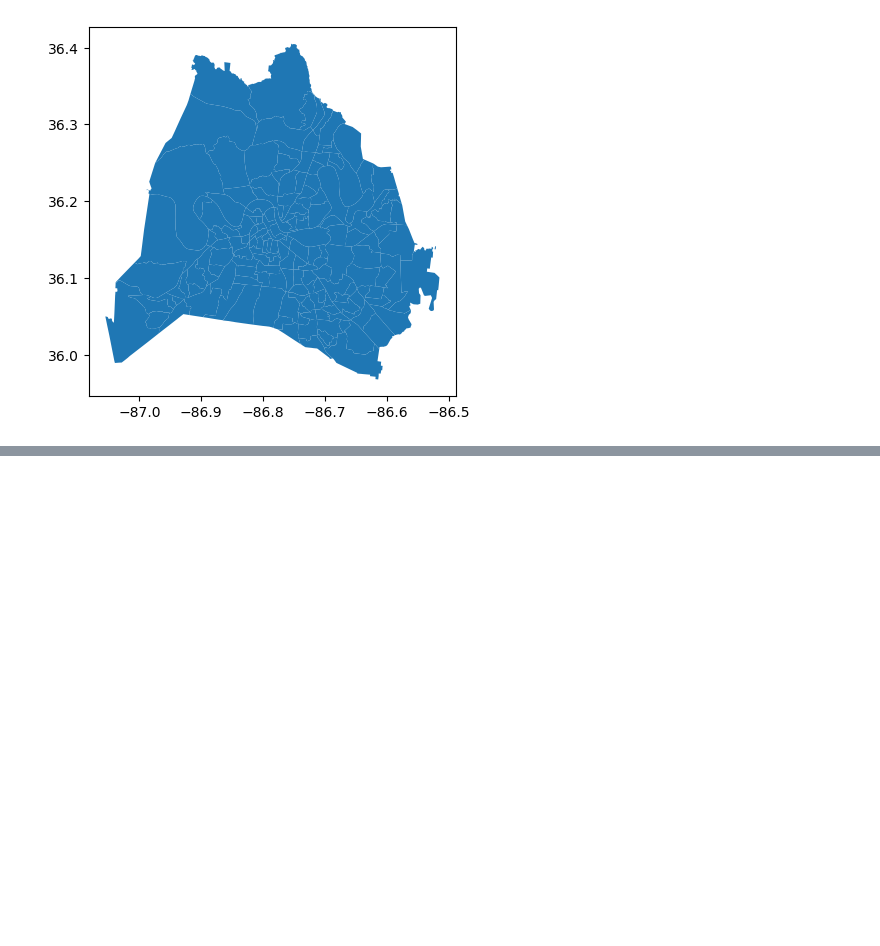
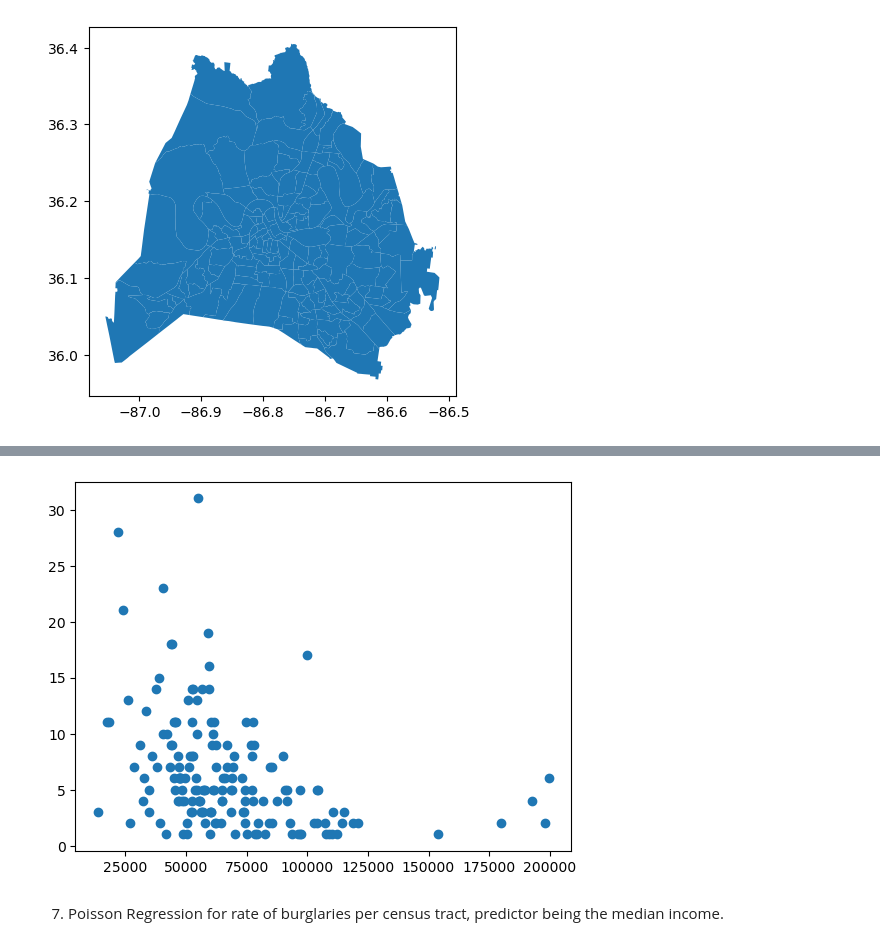
Before and after one commit to nss-data-science-cohort-6/api_project-malted_milk_balls, a Jupyter notebook: api_data_gathering.ipynb, the cells around one changed output, grey strips where cells are left out. Drawn from its saved outputs; the diff is of its cells as text; code cells hidden in the pictures; blank space fills up the shorter version.

```diff
--- a/api_data_gathering.ipynb
+++ b/api_data_gathering.ipynb
@@ -61,0 +158,5 @@ agg_burglary_data_df[['lat', 'lng']] = (
+# %%
+#Get the number of burglaries for each census tract area
+fill=final_df_1['TRACTCE'].value_counts()
+fill=fill.reset_index().rename(columns={'index': 'TRACTCE', 'TRACTCE': 'total_num_burgs_in_tract'})
+fill.head()
@@ -61,0 +170,4 @@ agg_burglary_data_df[['lat', 'lng']] = (
+# %%
+#Now add the total num burgs for each census tract area with another merge
+final_df_2 = pd.merge(final_df_1,fill,how='inner')
+final_df_2.head()
@@ -61,0 +181,10 @@ agg_burglary_data_df[['lat', 'lng']] = (
+# %%
+#Now add column to calculate the burgs per 1000 residents
+pop = final_df_2['Population']
+tot_burgs_tract = final_df_2['total_num_burgs_in_tract']
+
+final_df_2['burgs_per_1000'] = (tot_burgs_tract*1000)/pop
+
+top_burgs_per_1000 = final_df_2[final_df_2['burgs_per_1000'] == final_df_2['burgs_per_1000'].max()]
+
+print('The census tract with the highest number of burglaries per 1000 residents is', top_burgs_per_1000['NAMELSAD'].unique()[0], 'with', final_df_2['burgs_per_1000'].max(), 'burglaries per 1000 people.')
@@ -61,0 +206,9 @@ agg_burglary_data_df[['lat', 'lng']] = (
+# %%
+median_income_pivot = (
+            final_df_2
+            .pivot_table(
+                index = 'TRACTCE',
+                values = ['median_income','Population','total_num_burgs_in_tract','burgs_per_1000']
+            )
+)
+median_income_pivot.head()
@@ -61,0 +223,8 @@ agg_burglary_data_df[['lat', 'lng']] = (
+# %%
+#Histogram with num burgs vs. median income
+plt.scatter(median_income_pivot['median_income'], median_income_pivot['total_num_burgs_in_tract'])
+plt.show()
+# %% [output]
+[figure, added]
+# %% [markdown]
+7. Poisson Regression for rate of burglaries per census tract, predictor being the median income.
```
Also changed, not shown: parts of 31 cells of this notebook.
